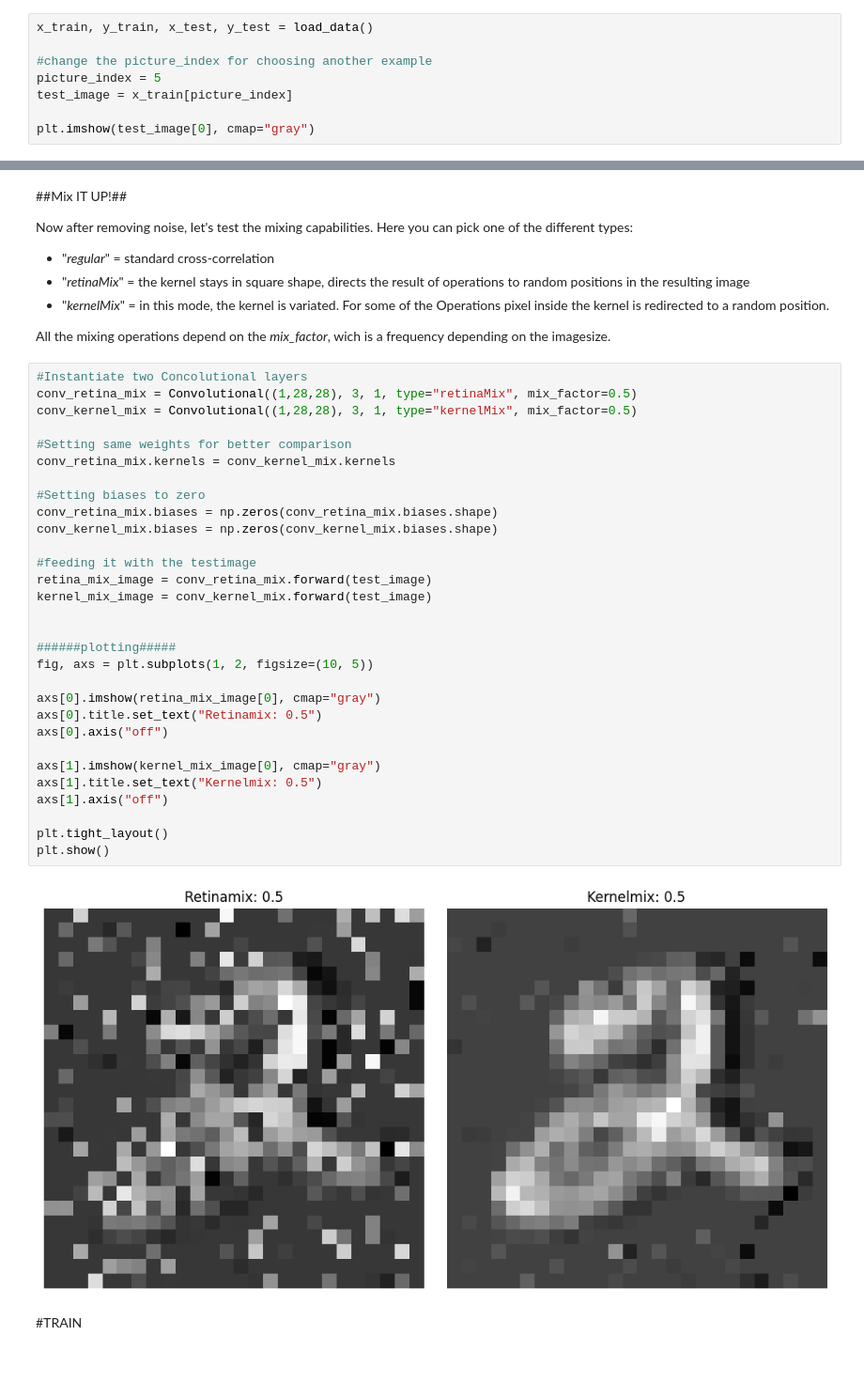
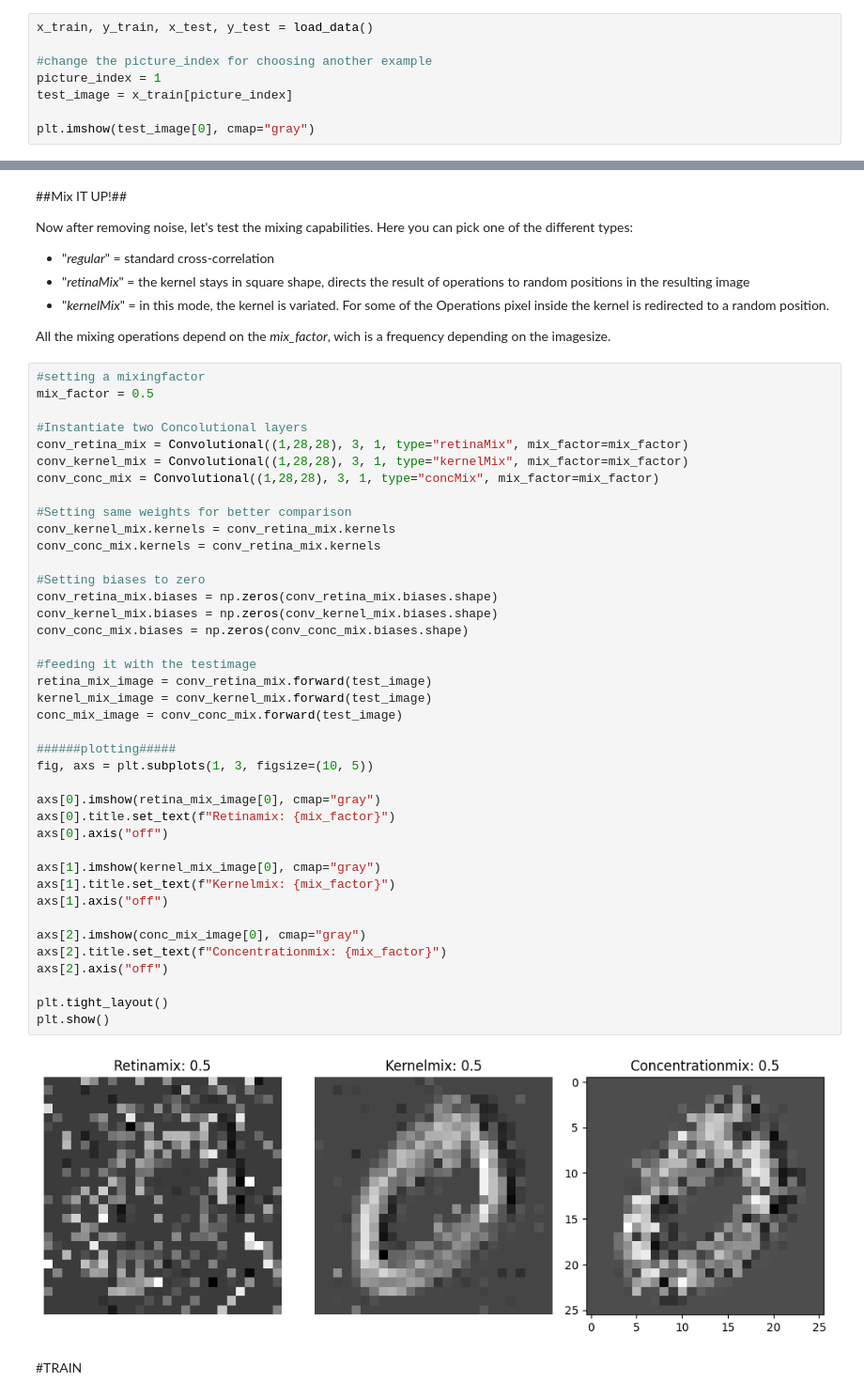
Before and after one commit to tillvogt/scrambledConvolution, a Jupyter notebook: scrambledConvolution_demo.ipynb, the cells around one changed output, grey strips where cells are left out. Shown: that part at 94% size. Cells and saved outputs as stored; diff of their text form; blank space fills up the shorter version.

```diff
--- a/scrambledConvolution_demo.ipynb
+++ b/scrambledConvolution_demo.ipynb
@@ -55,7 +55,7 @@ So lets import some handwritten digits from MNIST Dataset. We use the build in D
 x_train, y_train, x_test, y_test = load_data()
 
 #change the picture_index for choosing another example
-picture_index = 5
+picture_index = 1
 test_image = x_train[picture_index]
 
 plt.imshow(test_image[0], cmap="gray")
@@ -96,37 +96,47 @@ Here you can pick one of the different types:
 
 All the mixing operations depend on the *mix_factor*, wich is a frequency depending on the imagesize.
 # %%
+#setting a mixingfactor
+mix_factor = 0.5
+
 #Instantiate two Concolutional layers
-conv_retina_mix = Convolutional((1,28,28), 3, 1, type="retinaMix", mix_factor=0.5)
-conv_kernel_mix = Convolutional((1,28,28), 3, 1, type="kernelMix", mix_factor=0.5)
+conv_retina_mix = Convolutional((1,28,28), 3, 1, type="retinaMix", mix_factor=mix_factor)
+conv_kernel_mix = Convolutional((1,28,28), 3, 1, type="kernelMix", mix_factor=mix_factor)
+conv_conc_mix = Convolutional((1,28,28), 3, 1, type="concMix", mix_factor=mix_factor)
 
 #Setting same weights for better comparison
-conv_retina_mix.kernels = conv_kernel_mix.kernels
+conv_kernel_mix.kernels = conv_retina_mix.kernels
+conv_conc_mix.kernels = conv_retina_mix.kernels
 
 #Setting biases to zero
 conv_retina_mix.biases = np.zeros(conv_retina_mix.biases.shape)
 conv_kernel_mix.biases = np.zeros(conv_kernel_mix.biases.shape)
+conv_conc_mix.biases = np.zeros(conv_conc_mix.biases.shape)
 
 #feeding it with the testimage
 retina_mix_image = conv_retina_mix.forward(test_image)
 kernel_mix_image = conv_kernel_mix.forward(test_image)
-
+conc_mix_image = conv_conc_mix.forward(test_image)
 
 ######plotting#####
-fig, axs = plt.subplots(1, 2, figsize=(10, 5))
+fig, axs = plt.subplots(1, 3, figsize=(10, 5))
 
 axs[0].imshow(retina_mix_image[0], cmap="gray")
-axs[0].title.set_text("Retinamix: 0.5")
+axs[0].title.set_text(f"Retinamix: {mix_factor}")
 axs[0].axis("off")
 
 axs[1].imshow(kernel_mix_image[0], cmap="gray")
-axs[1].title.set_text("Kernelmix: 0.5")
+axs[1].title.set_text(f"Kernelmix: {mix_factor}")
 axs[1].axis("off")
+
+axs[2].imshow(conc_mix_image[0], cmap="gray")
+axs[2].title.set_text(f"Concentrationmix: {mix_factor}")
+axs[2].axis("off")
 
 plt.tight_layout()
 plt.show()
 # %% [output]
-[figure, old version]
+[figure, new version]
 # %% [markdown]
 #TRAIN
 # %% [markdown]
```
Also changed, not shown: parts of 4 cells of this notebook.
